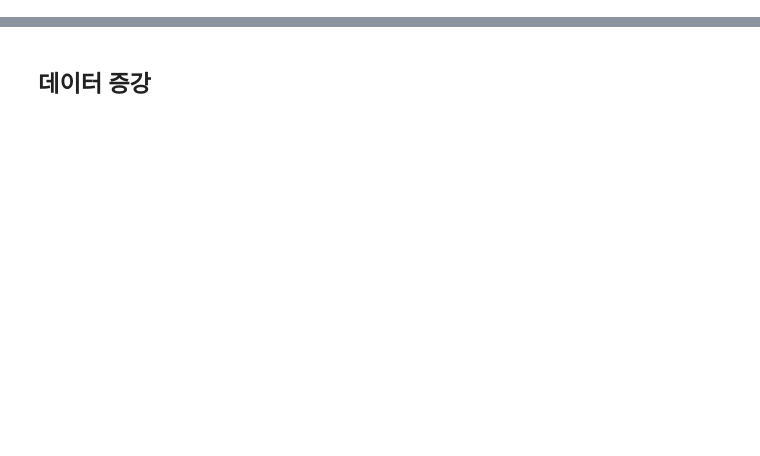
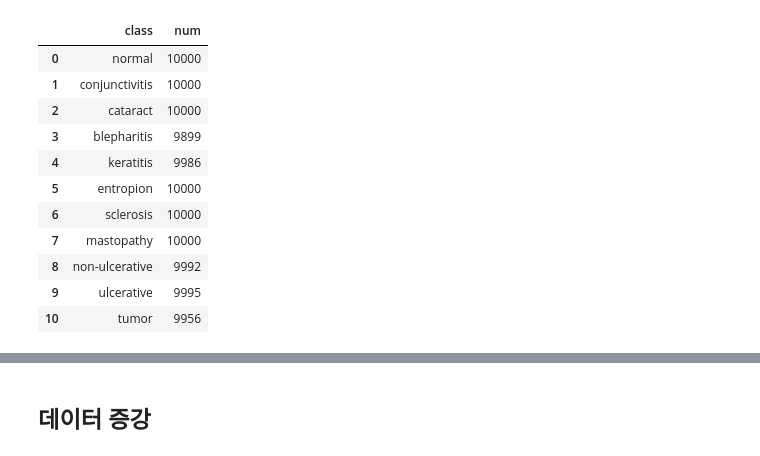
Before and after one commit to kang9366/PetKeeper-DL, a Jupyter notebook: Training/Eye_Disease_Classification.ipynb, the cells around one changed output, grey strips where cells are left out. Cells and saved outputs as stored; diff of their text form; code cells hidden in the pictures; blank space fills up the shorter version.

```diff
--- a/Training/Eye_Disease_Classification.ipynb
+++ b/Training/Eye_Disease_Classification.ipynb
@@ -38,20 +38,34 @@ path = '/content/drive/MyDrive/data'
 # %%
 normal = os.listdir(path + '/정상')
 conjunctivitis = os.listdir(path + '/결막염')
 cataract = os.listdir(path + '/백내장 성숙')
 blepharitis = os.listdir(path + '/안검염')
 keratitis = os.listdir(path + '/색소침착성각막염')
 entropion = os.listdir(path + '/안검내반증')
 sclerosis = os.listdir(path + '/핵경화')
 mastopathy = os.listdir(path + '/유루증')
 nonUlcerative = os.listdir(path + '/비궤양성각막질환 상')
 ulcerative = os.listdir(path + '/궤양성각막염 상')
+tumor = os.listdir(path + '/안검종양')
 
 data = {'class':[],'num':[]}
-data['class'] += ['normal', 'conjunctivitis', 'cataract', 'blepharitis', 'keratitis', 'entropion', 'sclerosis', 'mastopathy', 'non-ulcerative', 'ulcerative']
+data['class'] += ['normal', 'conjunctivitis', 'cataract', 'blepharitis', 'keratitis', 'entropion', 'sclerosis', 'mastopathy', 'non-ulcerative', 'ulcerative', 'tumor']
 data['num'] += [len(normal), len(conjunctivitis), len(cataract),
                 len(blepharitis), len(keratitis), len(entropion),
-                len(sclerosis), len(mastopathy), len(nonUlcerative), len(ulcerative)]
+                len(sclerosis), len(mastopathy), len(nonUlcerative), len(ulcerative), len(tumor)]
 
 df = pd.DataFrame(data)
 df
+# %% [output]
+|  | class | num |
+| 0 | normal | 10000 |
+| 1 | conjunctivitis | 10000 |
+| 2 | cataract | 10000 |
+| 3 | blepharitis | 9899 |
+| 4 | keratitis | 9986 |
+| 5 | entropion | 10000 |
+| 6 | sclerosis | 10000 |
+| 7 | mastopathy | 10000 |
+| 8 | non-ulcerative | 9992 |
+| 9 | ulcerative | 9995 |
+| 10 | tumor | 9956 |
```
Also changed, not shown: parts of 13 cells of this notebook.
